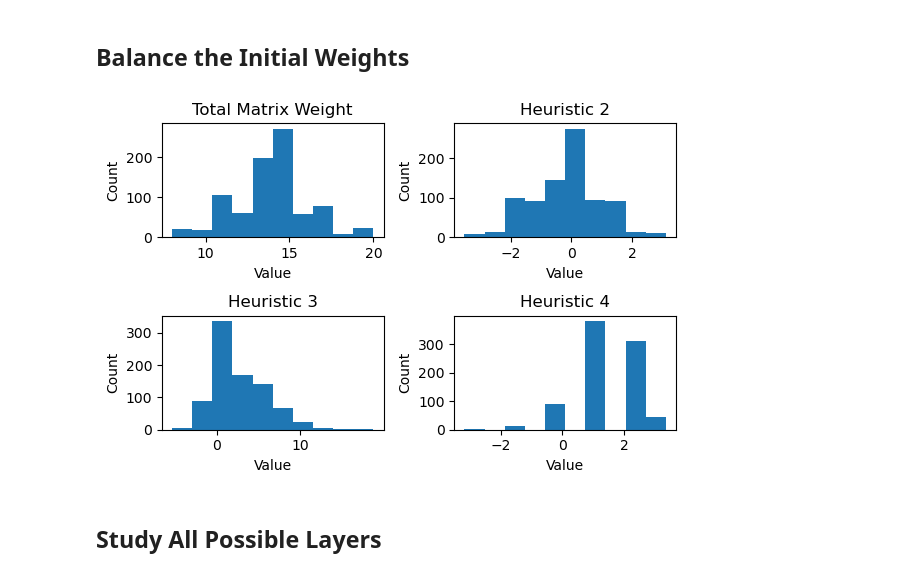
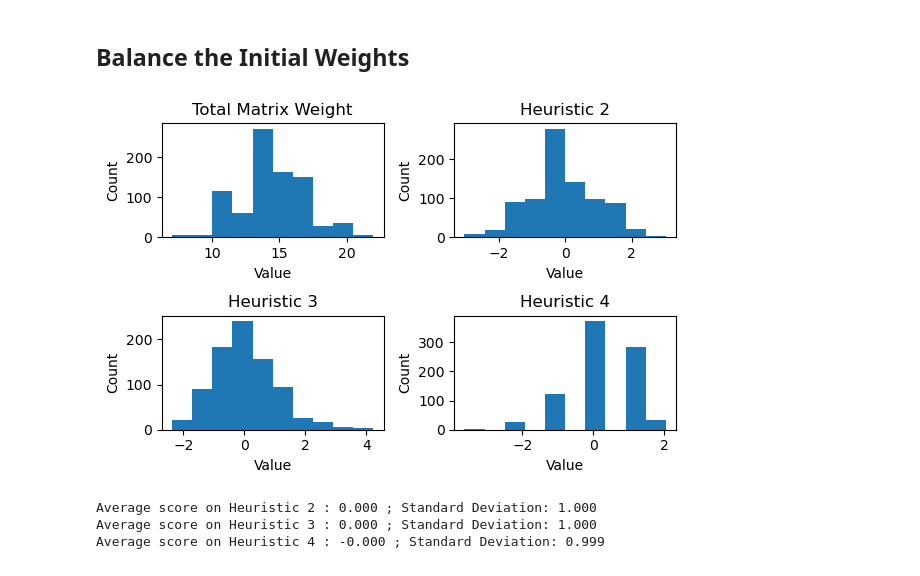
Before and after one commit to ChrisCaron/magic-state-injection, a Jupyter notebook: notebook.ipynb, the cells around one changed output. Cells and saved outputs as stored; diff of their text form; code cells hidden in the pictures.

```diff
--- a/notebook.ipynb
+++ b/notebook.ipynb
@@ -414,0 +475,12 @@ class MatrixSimplifier:
+# %%
+code = CodeMatrix(7) # Create the [7, 1, 3] code matrix object
+
+# Implement the 7 qubit color code
+code.add_column([0, 1, 2, 3])   # S0 = [Z0, Z1, Z2, Z3]
+code.add_column([1, 2, 4, 5])   # S1 = [Z0, Z1, Z2, Z3]
+code.add_column([2, 3, 4, 6])   # S2 = [Z0, Z1, Z2, Z3]
+code.add_logical([0, 1, 5])      # L0 = [Z0, Z1, Z5]
+
+# Run the simplifier
+smp = MatrixSimplifier(code)
+smp.simplification()
@@ -433,39 +523,44 @@ for layer in pairs:
     h2.append(m.score_H2(layer))            # Score heuristic 2
     h3.append(m.score_H3(layer))            # Score heuristic 3
     h4.append(m.score_H4(layer))            # Score heuristic 4
 
 h2 = np.array(h2)
 h3 = np.array(h3)
 h4 = np.array(h4)
 
 fig, axes = plt.subplots(2, 2, figsize=(6, 4))
 
 axes[0, 0].hist(total_weight, bins=10)
 axes[0, 0].set_title("Total Matrix Weight")
 
 axes[0, 1].hist(h2, bins=10)
 axes[0, 1].set_title("Heuristic 2")
 
 axes[1, 0].hist(h3, bins=10)
 axes[1, 0].set_title("Heuristic 3")
 
 axes[1, 1].hist(h4, bins=10)
 axes[1, 1].set_title("Heuristic 4")
 
 for ax in axes.flat:
     ax.set_xlabel("Value")
     ax.set_ylabel("Count")
 
 fig.tight_layout()
 plt.show()
 
-h2_avg = np.average(h2)
-h3_avg = np.average(h3)
-h4_avg = np.average(h4)
-h2_std = np.std(h2)
-h3_std = np.std(h3)
-h4_std = np.std(h4)
+h2_avg_2 = np.average(h2)
+h3_avg_2 = np.average(h3)
+h4_avg_2 = np.average(h4)
+h2_std_2 = np.std(h2)
+h3_std_2 = np.std(h3)
+h4_std_2 = np.std(h4)
+
+print(f"Average score on Heuristic 2 : {h2_avg_2:.3f} ; Standard Deviation: {h2_std_2:.3f}")
+print(f"Average score on Heuristic 3 : {h3_avg_2:.3f} ; Standard Deviation: {h3_std_2:.3f}")
+print(f"Average score on Heuristic 4 : {h4_avg_2:.3f} ; Standard Deviation: {h4_std_2:.3f}")
 # %% [output]
-[figure, old version]
+[figure, new version]
+Average score on Heuristic 2 : 0.000 ; Standard Deviation: 1.000
+Average score on Heuristic 3 : 0.000 ; Standard Deviation: 1.000
+Average score on Heuristic 4 : -0.000 ; Standard Deviation: 0.999
-# %% [markdown]
-## Study All Possible Layers
```
Also changed, not shown: parts of 8 cells of this notebook.
